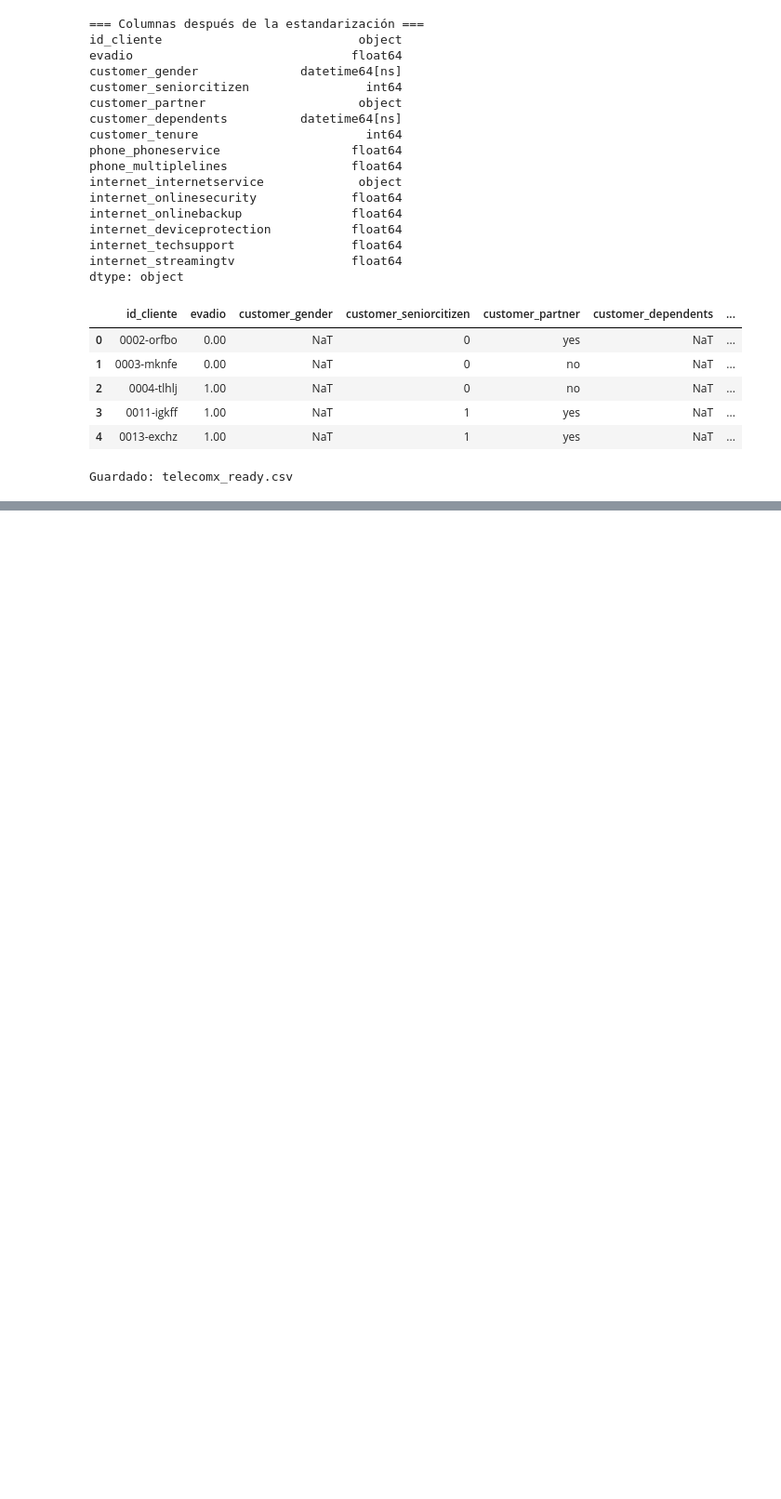
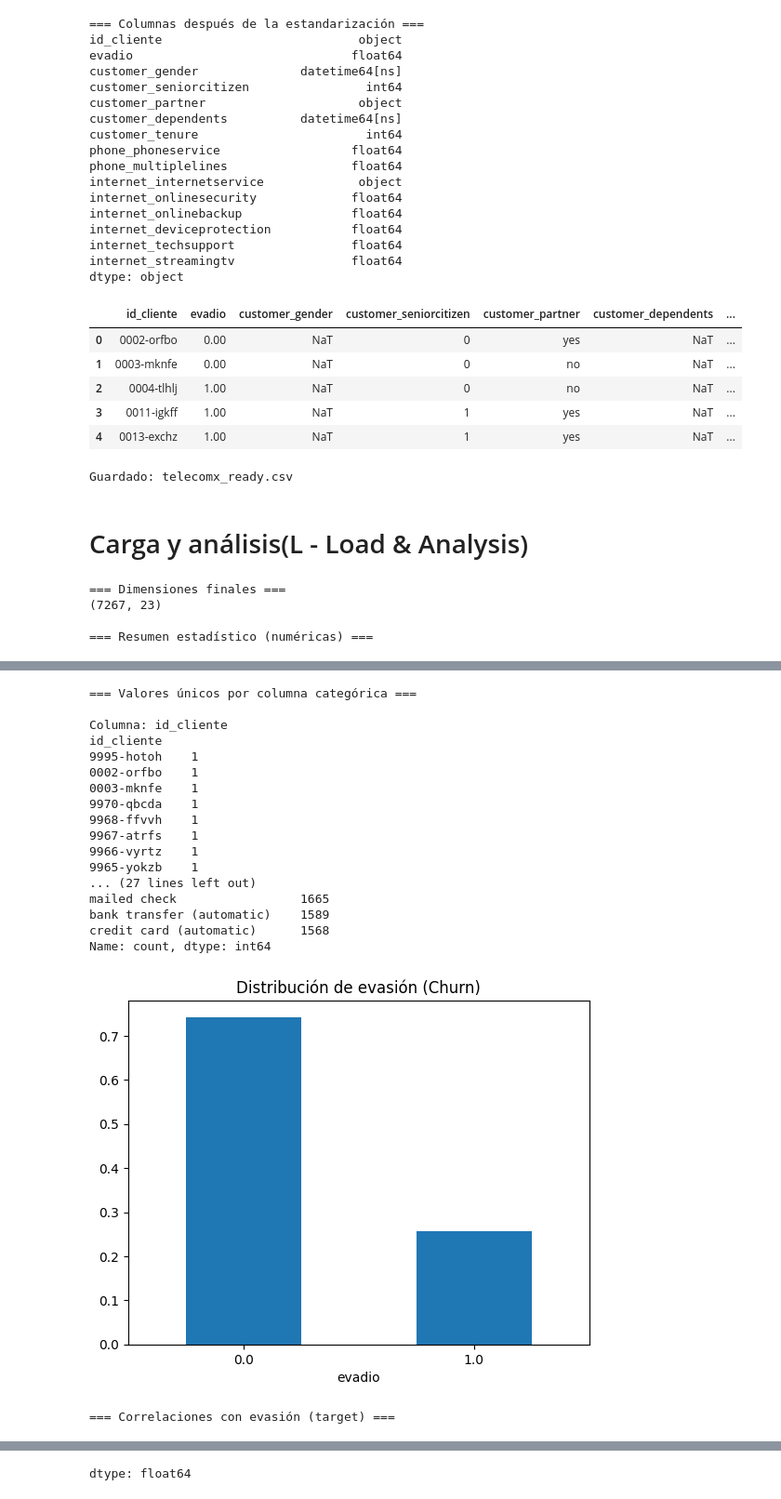
Before and after one commit to Junior11995/Challenge-Telecom-X-an-lisis-de-evasi-n-de-clientes, a Jupyter notebook: desaf_o_telecom_x.ipynb, the cells around one changed output, grey strips where cells are left out. Shown at 93% size. Drawn from its saved outputs; the diff is of its cells as text; code cells hidden in the pictures; blank space fills up the shorter version.

Commit message:
carga final del dataset y primer análisis exploratorio (estadísticas, distribuciones, correlaciones)

```diff
--- a/desaf_o_telecom_x.ipynb
+++ b/desaf_o_telecom_x.ipynb
@@ -886,3 +886,49 @@ dtype: object
 | 3 | 0011-igkff | 1.00 | NaT | 1 | yes | NaT | ... |
 | 4 | 0013-exchz | 1.00 | NaT | 1 | yes | NaT | ... |
 Guardado: telecomx_ready.csv
+# %% [markdown]
+# Carga y análisis(L - Load & Analysis)
+# %%
+# =========================================================
+# LOAD & ANALYSIS (fase L del ETL)
+# Dataset: df_ready (ya limpio y estandarizado)
+# =========================================================
+
+import matplotlib.pyplot as plt
+
+# --- 1. Cargar dataset final desde snapshot (opcional) ---
+# Si queremos asegurarnos de la persistencia:
+df_ready = pd.read_csv("telecomx_ready.csv")
+
+# --- 2. Estadísticas descriptivas ---
+print("=== Dimensiones finales ===")
+print(df_ready.shape)
+
+print("\n=== Resumen estadístico (numéricas) ===")
+display(df_ready.describe().T)
+
+print("\n=== Valores únicos por columna categórica ===")
+cat_cols = df_ready.select_dtypes(include="object").columns
+for col in cat_cols:
+    print(f"\nColumna: {col}")
+    print(df_ready[col].value_counts().head(10))
+
+# --- 3. Distribución de la variable target (evasión) ---
+if "evadio" in df_ready.columns:
+    df_ready["evadio"].value_counts(normalize=True).plot(
+        kind="bar", title="Distribución de evasión (Churn)", rot=0
+    )
+    plt.show()
+
+# --- 4. Correlaciones (numéricas vs target) ---
+if "evadio" in df_ready.columns:
+    # aseguramos target binario numérico
+    y = pd.to_numeric(df_ready["evadio"], errors="coerce")
+    corr = df_ready.corr(numeric_only=True)
+    print("\n=== Correlaciones con evasión (target) ===")
+    display(corr[y.name].sort_values(ascending=False))
+# %% [output]
+=== Dimensiones finales ===
+(7267, 23)
+
+=== Resumen estadístico (numéricas) ===
@@ -888,0 +952,19 @@ Guardado: telecomx_ready.csv
+=== Valores únicos por columna categórica ===
+
+Columna: id_cliente
+id_cliente
+9995-hotoh    1
+0002-orfbo    1
+0003-mknfe    1
+9970-qbcda    1
+9968-ffvvh    1
+9967-atrfs    1
+9966-vyrtz    1
+9965-yokzb    1
+... (27 lines left out)
+mailed check                 1665
+bank transfer (automatic)    1589
+credit card (automatic)      1568
+Name: count, dtype: int64
+[figure, added]
+=== Correlaciones con evasión (target) ===
@@ -888,0 +988 @@ Guardado: telecomx_ready.csv
+dtype: float64
```
Also changed, not shown: parts of 1 cell of this notebook.
